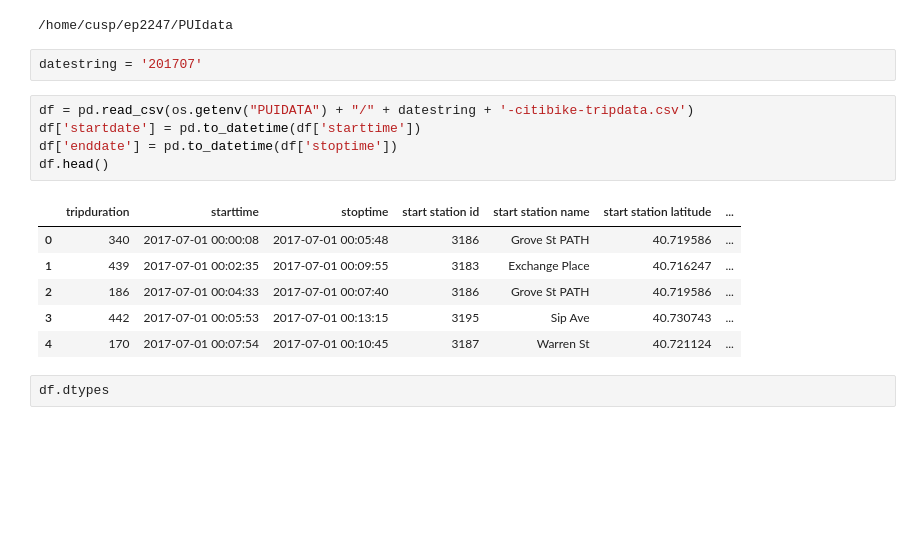
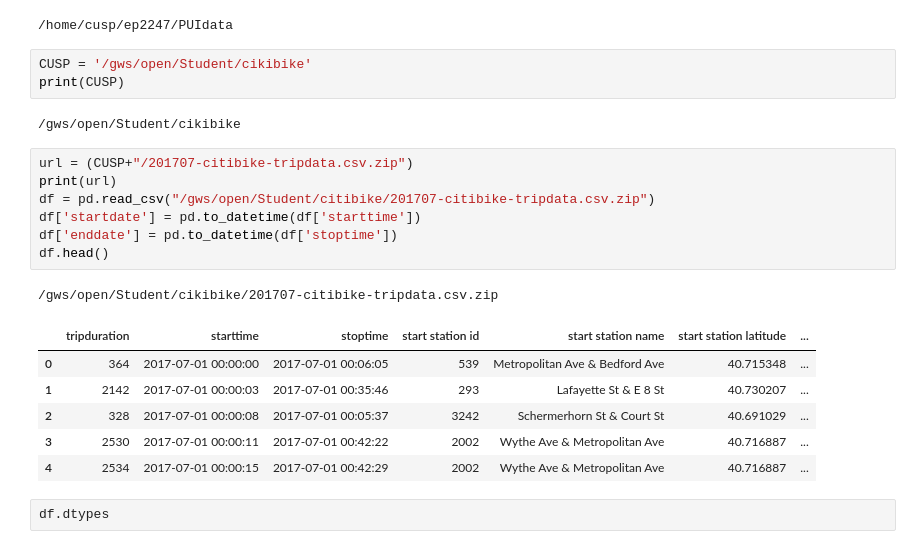
Before and after one commit to ep2247/PUI2017_ep2247, a Jupyter notebook: HW3_ep2247/HW3_2_ep2247.ipynb, the cells around one changed output. Drawn from its saved outputs; the diff is of its cells as text; blank space fills up the shorter version.

```diff
--- a/HW3_ep2247/HW3_2_ep2247.ipynb
+++ b/HW3_ep2247/HW3_2_ep2247.ipynb
@@ -31,20 +30,26 @@ PUIDATA = os.getenv("PUIDATA")
 print(PUIDATA)
 # %% [output]
 /home/cusp/ep2247/PUIdata
-# %%
-datestring = '201707'
+# %%
+CUSP = '/gws/open/Student/cikibike'
+print(CUSP)
+# %% [output]
+/gws/open/Student/cikibike
 # %%
-df = pd.read_csv(os.getenv("PUIDATA") + "/" + datestring + '-citibike-tripdata.csv')
+url = (CUSP+"/201707-citibike-tripdata.csv.zip")
+print(url)
+df = pd.read_csv("/gws/open/Student/citibike/201707-citibike-tripdata.csv.zip")
 df['startdate'] = pd.to_datetime(df['starttime'])
 df['enddate'] = pd.to_datetime(df['stoptime'])
 df.head()
 # %% [output]
+/gws/open/Student/cikibike/201707-citibike-tripdata.csv.zip
 |  | tripduration | starttime | stoptime | start station id | start station name | start station latitude | ... |
-| 0 | 340 | 2017-07-01 00:00:08 | 2017-07-01 00:05:48 | 3186 | Grove St PATH | 40.719586 | ... |
-| 1 | 439 | 2017-07-01 00:02:35 | 2017-07-01 00:09:55 | 3183 | Exchange Place | 40.716247 | ... |
-| 2 | 186 | 2017-07-01 00:04:33 | 2017-07-01 00:07:40 | 3186 | Grove St PATH | 40.719586 | ... |
-| 3 | 442 | 2017-07-01 00:05:53 | 2017-07-01 00:13:15 | 3195 | Sip Ave | 40.730743 | ... |
-| 4 | 170 | 2017-07-01 00:07:54 | 2017-07-01 00:10:45 | 3187 | Warren St | 40.721124 | ... |
+| 0 | 364 | 2017-07-01 00:00:00 | 2017-07-01 00:06:05 | 539 | Metropolitan Ave & Bedford Ave | 40.715348 | ... |
+| 1 | 2142 | 2017-07-01 00:00:03 | 2017-07-01 00:35:46 | 293 | Lafayette St & E 8 St | 40.730207 | ... |
+| 2 | 328 | 2017-07-01 00:00:08 | 2017-07-01 00:05:37 | 3242 | Schermerhorn St & Court St | 40.691029 | ... |
+| 3 | 2530 | 2017-07-01 00:00:11 | 2017-07-01 00:42:22 | 2002 | Wythe Ave & Metropolitan Ave | 40.716887 | ... |
+| 4 | 2534 | 2017-07-01 00:00:15 | 2017-07-01 00:42:29 | 2002 | Wythe Ave & Metropolitan Ave | 40.716887 | ... |
 # %%
 df.dtypes
 # %% [output]
```
Also changed, not shown: parts of 24 cells of this notebook, 1 other file.
